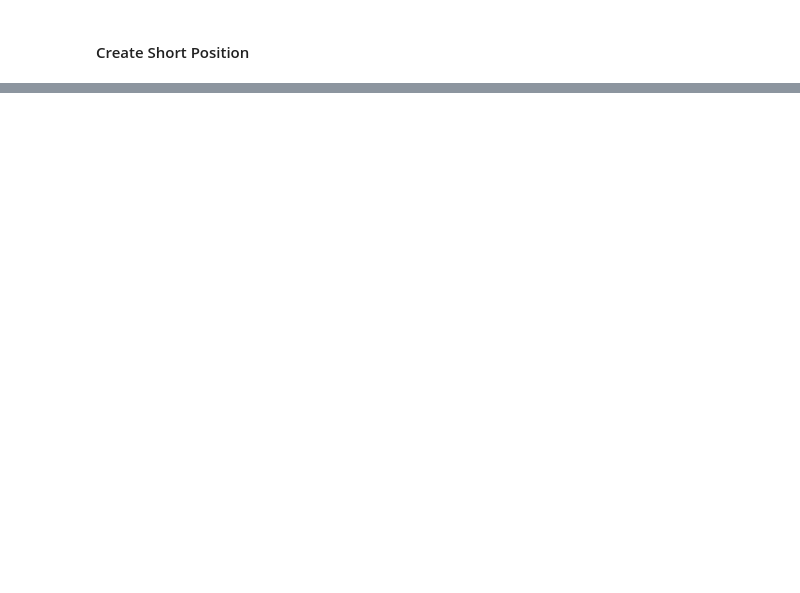
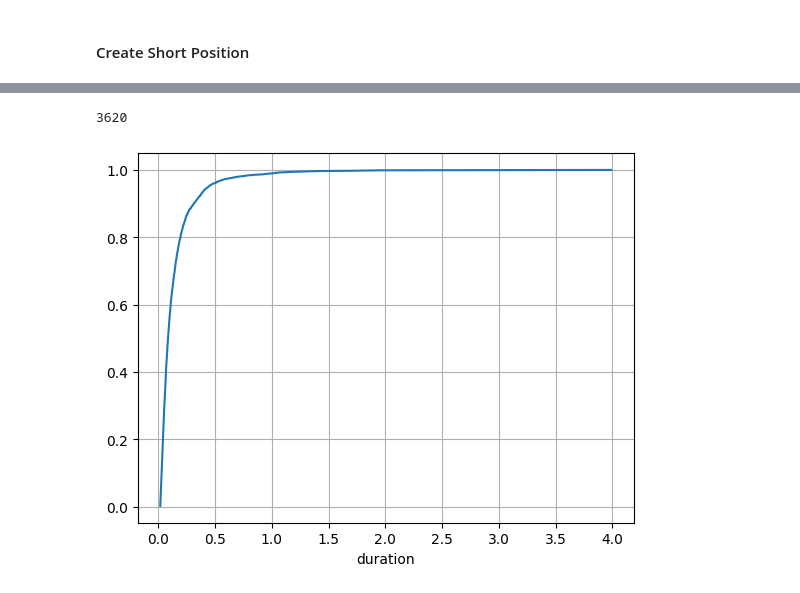
Before and after one commit to vvbark/trading-bot, a Jupyter notebook: interactor.ipynb, the cells around one changed output, grey strips where cells are left out. Drawn from its saved outputs; the diff is of its cells as text; code cells hidden in the pictures; blank space fills up the shorter version.

Commit message:
data is generated

```diff
--- a/interactor.ipynb
+++ b/interactor.ipynb
@@ -117,0 +182,36 @@ plt.tick_params(axis='x', rotation=90)
+# %%
+%%time
+
+SAMPLE_COUNT_PER_DAY = 20
+
+random.seed(2025)
+
+parameters = ShortPositionParameters(
+    leverage = 10,
+    qty = 0.02,  # ~~ 110k * 0.02 / 10 = $220
+    max_duration = timedelta(days=1, hours=0),
+    stop_loss_pnl= 15,  # QUOTE CURRENCY (USDT)
+    take_profit_pnl= 15,  # QUOTE CURRENCY (USDT)
+)
+
+short_position_fabric = ShortPositionFabric(
+    short_position_parameters=parameters,
+    klines_history=klines_window,
+)
+
+positions_logs = []
+
+for curr_date in (daterange(DataGenerationConfig.START_DATE, DataGenerationConfig.END_DATE)):
+
+    print(curr_date)
+
+    for _ in range(SAMPLE_COUNT_PER_DAY):
+        random_datetime = random_datetime_from_date(curr_date)
+
+        short_position = short_position_fabric.open(
+            start_datetime=random_datetime,
+        )
+
+        short_position.estimate()
+
+        positions_logs.append(short_position)
@@ -117,0 +236,14 @@ plt.tick_params(axis='x', rotation=90)
+# %%
+len(positions_logs)
+# %% [output]
+3620
+# %%
+positions = pd.DataFrame(asdict(item.get_result()) for item in positions_logs)
+# %%
+positions['duration'].dt.seconds.div(60 * 60).value_counts(1).sort_index().cumsum().plot(
+    # marker='.',
+)
+
+plt.grid()
+# %% [output]
+[figure, added]
```
Also changed, not shown: parts of 12 cells of this notebook, 7 other files.
